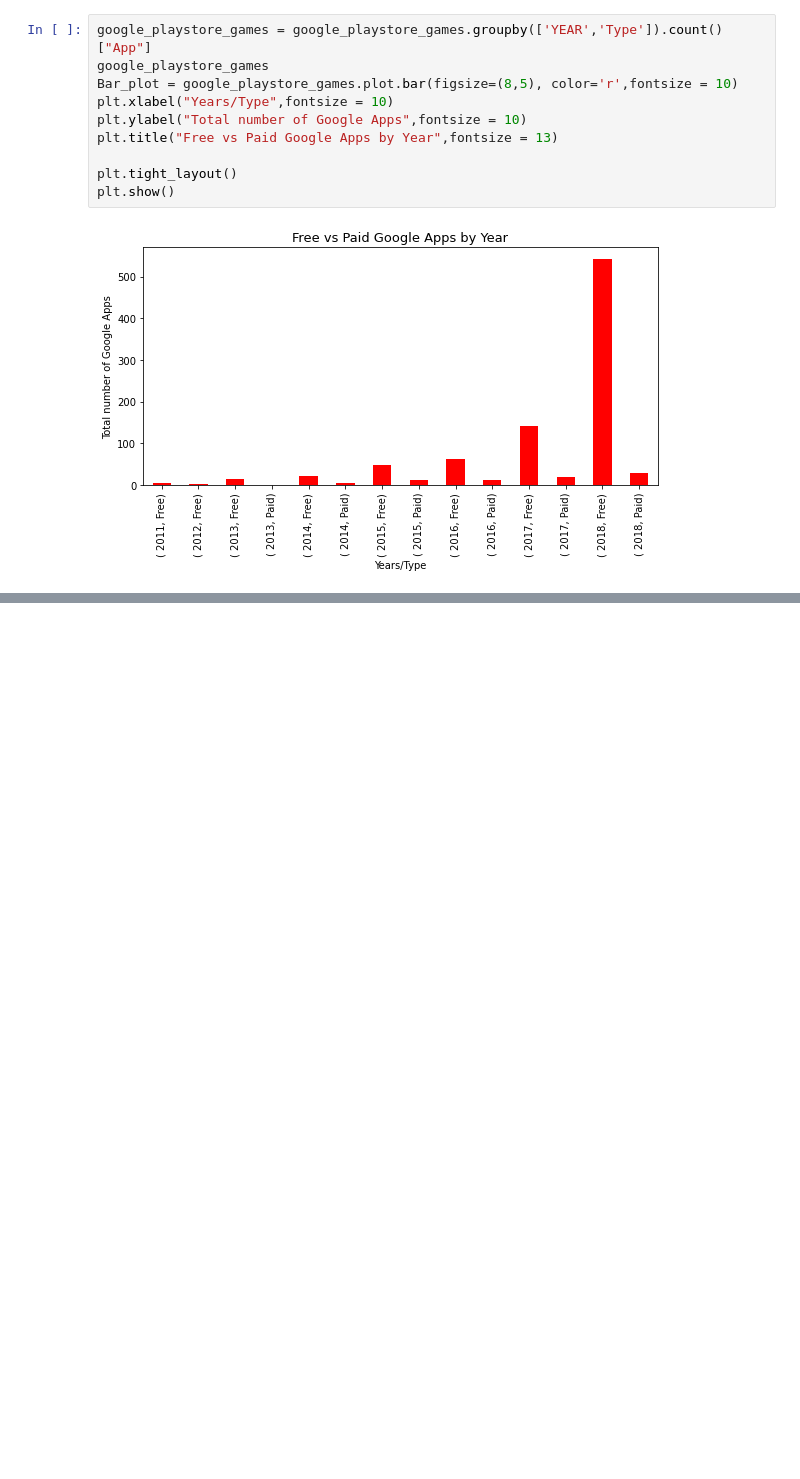
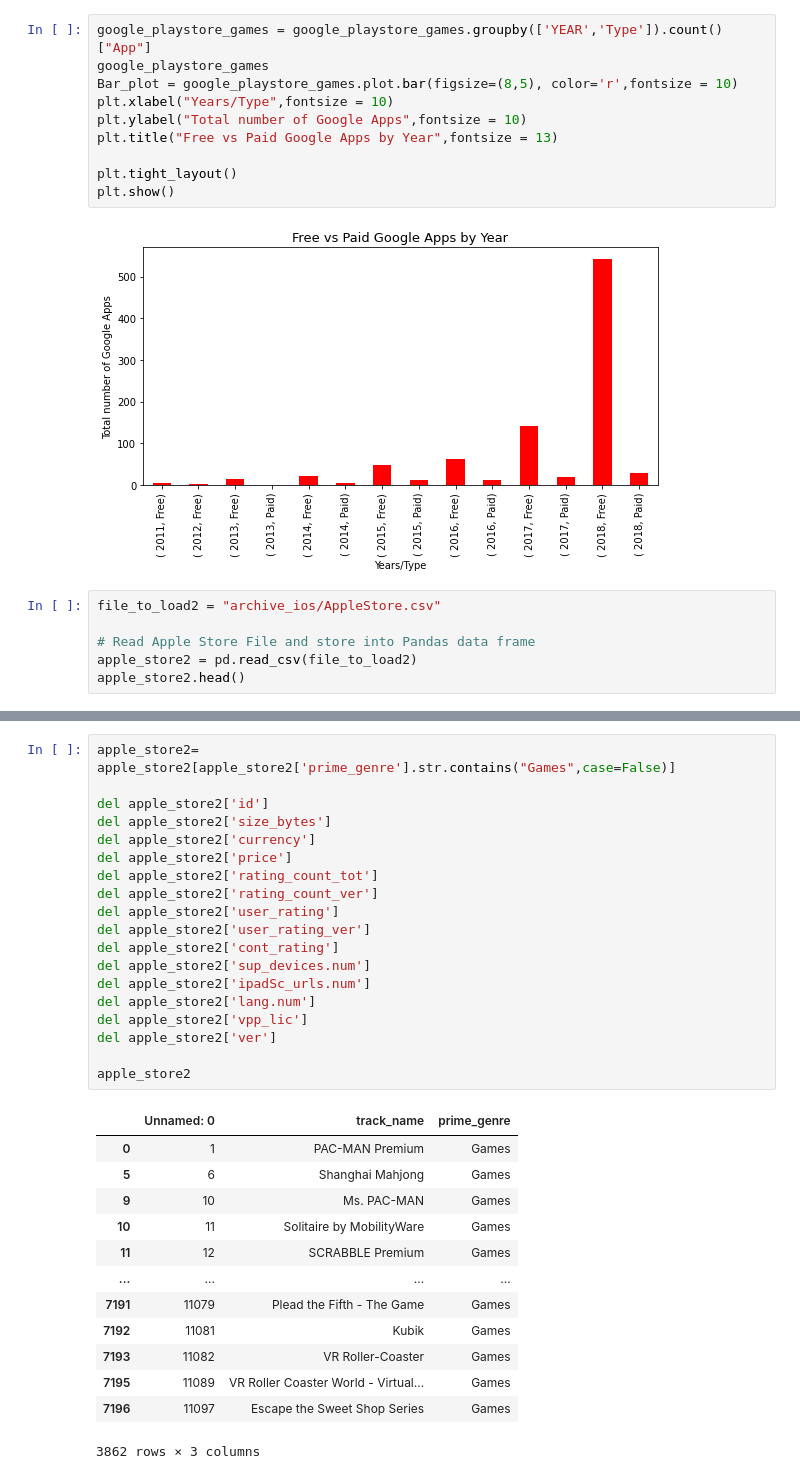
Before and after one commit to RaulMaya/iOS-vs-Android, a Jupyter notebook: Project_1_Jupyter_Notebook.ipynb, the cells around one changed output, grey strips where cells are left out. Cells and saved outputs as stored; diff of their text form; blank space fills up the shorter version.

```diff
--- a/Project_1_Jupyter_Notebook.ipynb
+++ b/Project_1_Jupyter_Notebook.ipynb
@@ -1379,3 +1379,9 @@ plt.tight_layout()
 plt.show()
 # %% [output]
 [figure]
+# %%
+file_to_load2 = "archive_ios/AppleStore.csv"
+
+# Read Apple Store File and store into Pandas data frame
+apple_store2 = pd.read_csv(file_to_load2)
+apple_store2.head()
@@ -1381,0 +1395,33 @@ plt.show()
+# %%
+apple_store2= apple_store2[apple_store2['prime_genre'].str.contains("Games",case=False)]
+
+del apple_store2['id']
+del apple_store2['size_bytes']
+del apple_store2['currency']
+del apple_store2['price']
+del apple_store2['rating_count_tot']
+del apple_store2['rating_count_ver']
+del apple_store2['user_rating']
+del apple_store2['user_rating_ver']
+del apple_store2['cont_rating']
+del apple_store2['sup_devices.num']
+del apple_store2['ipadSc_urls.num']
+del apple_store2['lang.num']
+del apple_store2['vpp_lic']
+del apple_store2['ver']
+
+apple_store2
+# %% [output]
+|  | Unnamed: 0 | track_name | prime_genre |
+| 0 | 1 | PAC-MAN Premium | Games |
+| 5 | 6 | Shanghai Mahjong | Games |
+| 9 | 10 | Ms. PAC-MAN | Games |
+| 10 | 11 | Solitaire by MobilityWare | Games |
+| 11 | 12 | SCRABBLE Premium | Games |
+| ... | ... | ... | ... |
+| 7191 | 11079 | Plead the Fifth - The Game | Games |
+| 7192 | 11081 | Kubik | Games |
+| 7193 | 11082 | VR Roller-Coaster | Games |
+| 7195 | 11089 | VR Roller Coaster World - Virtual... | Games |
+| 7196 | 11097 | Escape the Sweet Shop Series | Games |
+3862 rows × 3 columns
```
Also changed, not shown: parts of 4 cells of this notebook, 3 other files.
